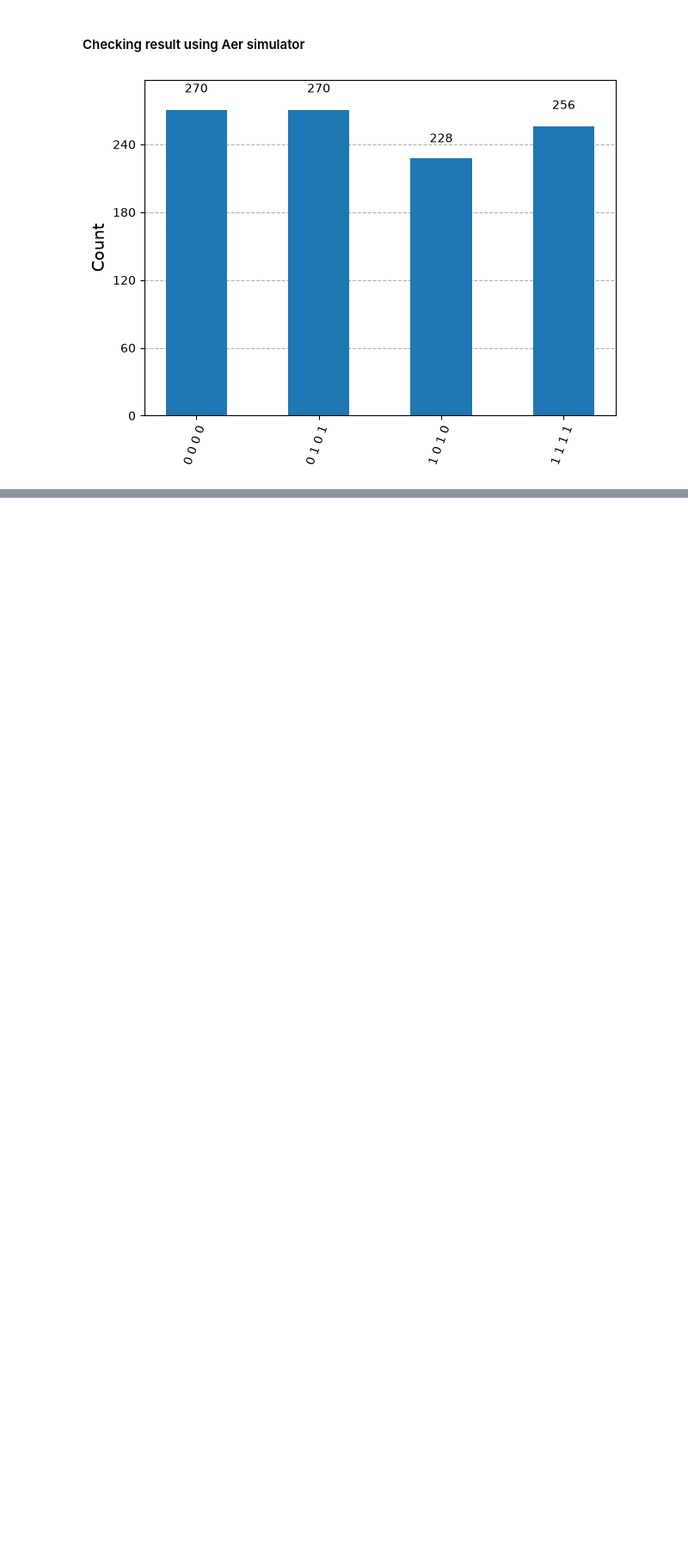
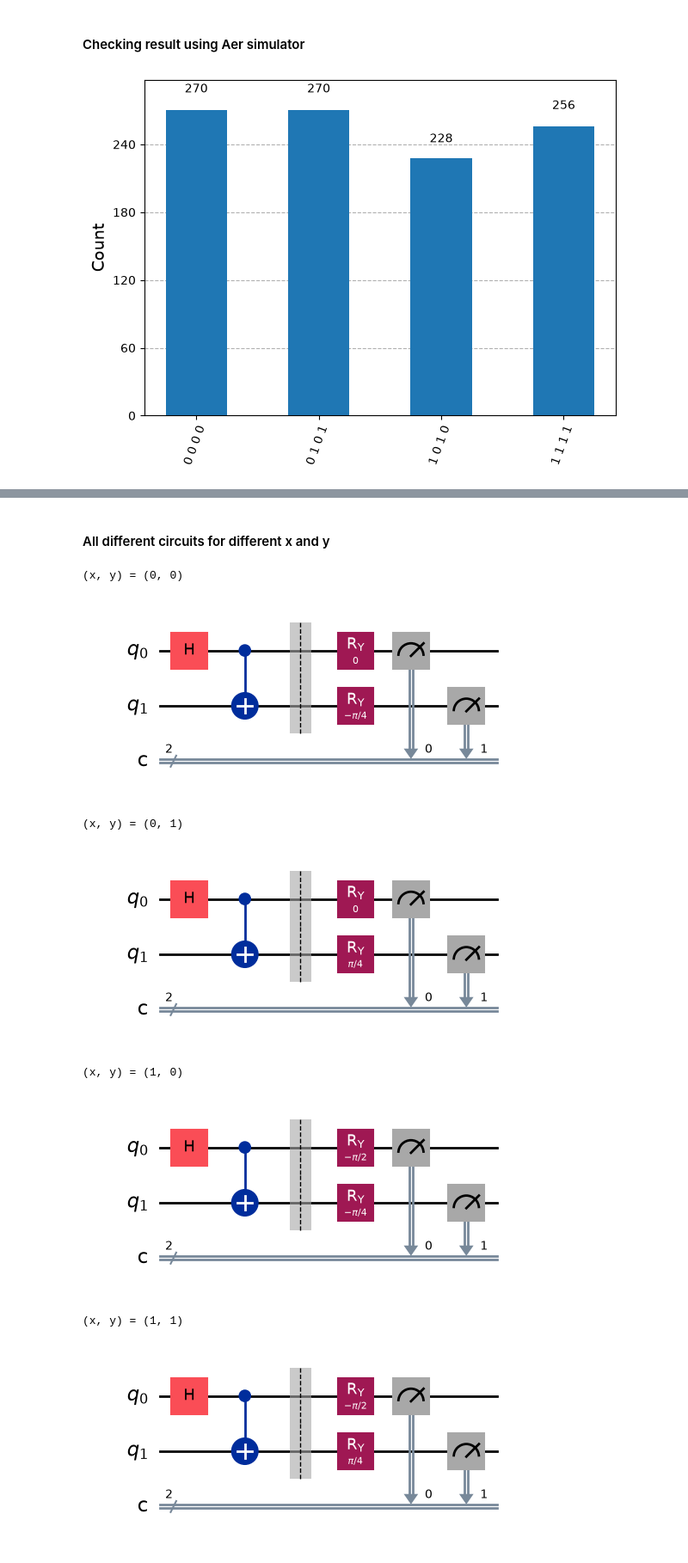
Before and after one commit to Amogh-0201/Quantum-Basics, a Jupyter notebook: Entanglement.ipynb, the cells around one changed output, grey strips where cells are left out. Shown at 86% size. Drawn from its saved outputs; the diff is of its cells as text; code cells hidden in the pictures; blank space fills up the shorter version.

Commit message:
implemented CHSH game

```diff
--- a/Entanglement.ipynb
+++ b/Entanglement.ipynb
@@ -218,0 +236,47 @@ plot_histogram(statistics)
+# %%
+def chsh_circuit(x, y):
+    qc = QuantumCircuit(2, 2)
+
+    # prepare ebit
+    qc.h(0)
+    qc.cx(0, 1)
+    qc.barrier()
+
+    # Alice's action
+    if x == 0:
+        qc.ry(0, 0)
+    else:
+        qc.ry(-pi/2, 0)
+    qc.measure(0, 0)
+
+    # Bob's action
+    if y == 0:
+        qc.ry(-pi/4, 1)
+    else:
+        qc.ry(pi/4, 1)
+    qc.measure(1, 1)
+
+    return qc
+# %% [markdown]
+#### All different circuits for different x and y
+# %%
+print("(x, y) = (0, 0)")
+display(chsh_circuit(0, 0).draw(output="mpl"))
+
+print("(x, y) = (0, 1)")
+display(chsh_circuit(0, 1).draw(output="mpl"))
+
+print("(x, y) = (1, 0)")
+display(chsh_circuit(1, 0).draw(output="mpl"))
+
+print("(x, y) = (1, 1)")
+display(chsh_circuit(1, 1).draw(output="mpl"))
+# %% [output]
+(x, y) = (0, 0)
+[figure, added]
+(x, y) = (0, 1)
+[figure, added]
+(x, y) = (1, 0)
+[figure, added]
+(x, y) = (1, 1)
+[figure, added]
```
Also changed, not shown: parts of 7 cells of this notebook.
